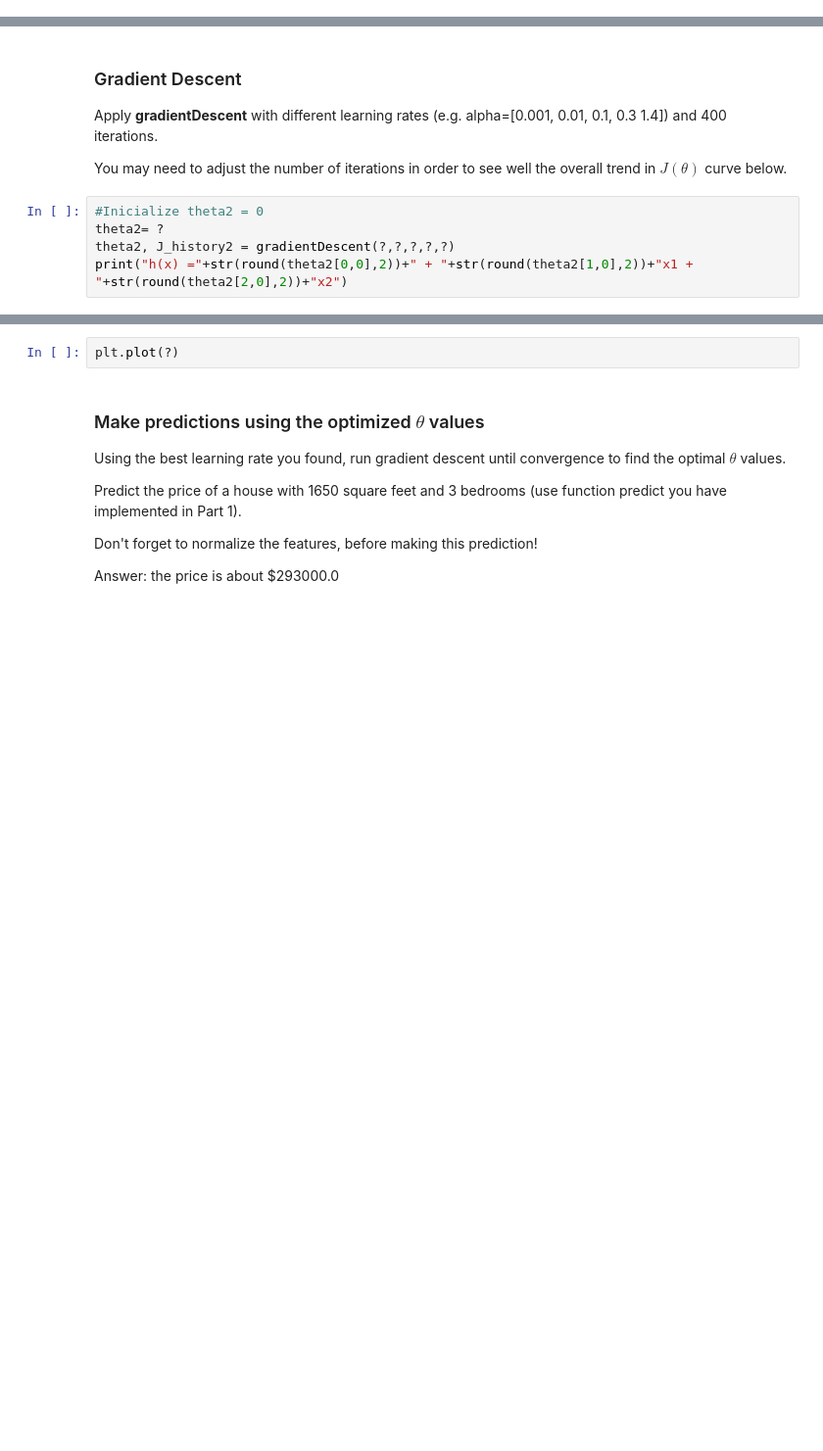
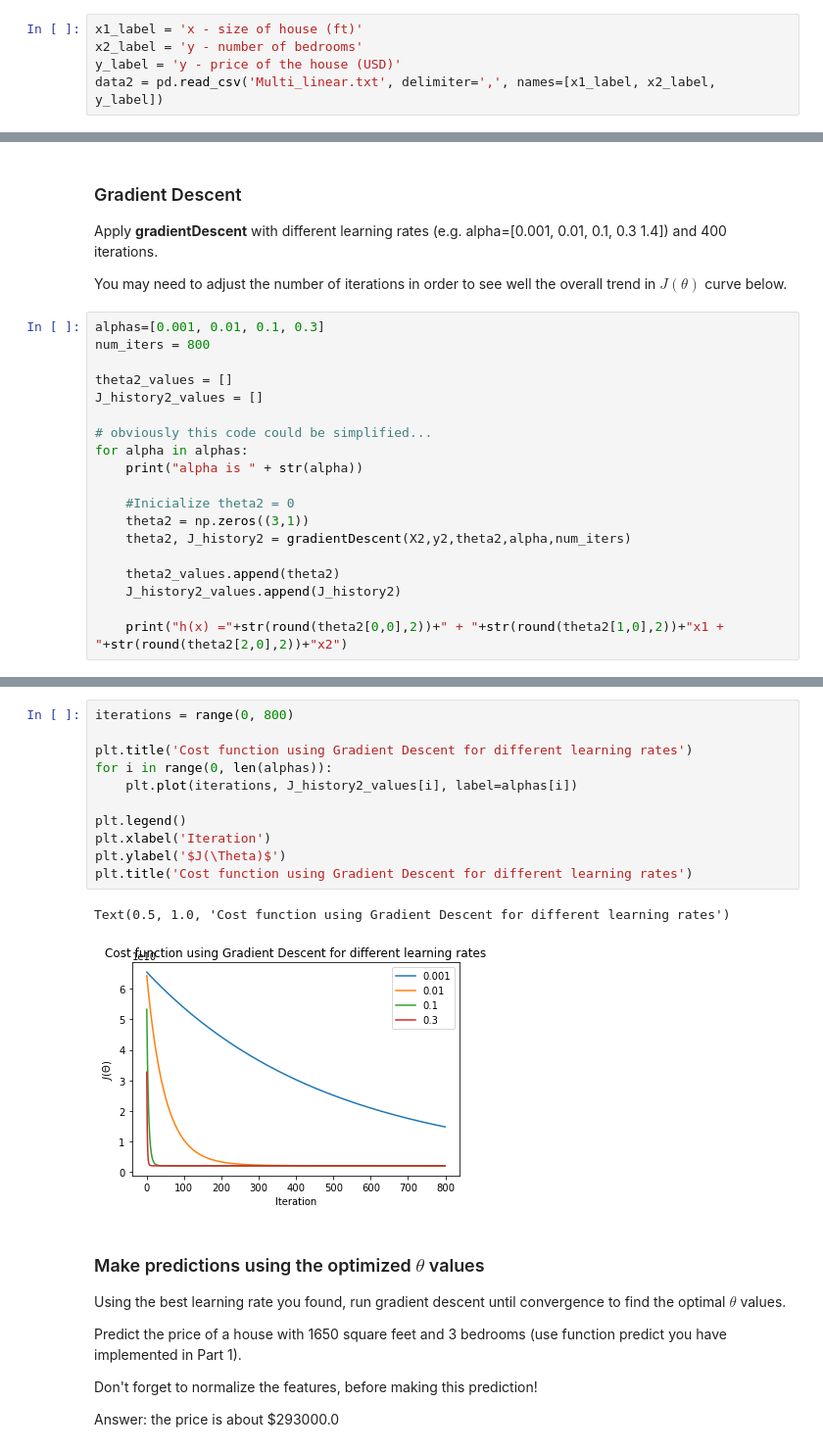
Before and after one commit to pedrovt/aa-labs, a Jupyter notebook: Lab2-LinearRegression/ML_LinReg.ipynb, the cells around one changed output, grey strips where cells are left out. Shown: that part at 98% size. Cells and saved outputs as stored; diff of their text form; blank space fills up the shorter version.

```diff
--- a/Lab2-LinearRegression/ML_LinReg.ipynb
+++ b/Lab2-LinearRegression/ML_LinReg.ipynb
@@ -288,3 +282,8 @@ data2= ?
+# %%
+x1_label = 'x - size of house (ft)'
+x2_label = 'y - number of bedrooms'
+y_label = 'y - price of the house (USD)'
+data2 = pd.read_csv('Multi_linear.txt', delimiter=',', names=[x1_label, x2_label, y_label])
 # %%
 #a few examples from the dataset
 data2.head()
@@ -356,7 +402,21 @@ Apply **gradientDescent** with different learning rates (e.g. alpha=[0.001, 0.01
 
 You may need to adjust the number of iterations in order to see well the overall trend in $J(\theta)$ curve below.
 # %%
-#Inicialize theta2 = 0
-theta2= ?
-theta2, J_history2 = gradientDescent(?,?,?,?,?)
-print("h(x) ="+str(round(theta2[0,0],2))+" + "+str(round(theta2[1,0],2))+"x1 + "+str(round(theta2[2,0],2))+"x2")
+alphas=[0.001, 0.01, 0.1, 0.3]
+num_iters = 800
+
+theta2_values = []
+J_history2_values = []
+
+# obviously this code could be simplified...
+for alpha in alphas:
+    print("alpha is " + str(alpha))
+
+    #Inicialize theta2 = 0
+    theta2 = np.zeros((3,1))
+    theta2, J_history2 = gradientDescent(X2,y2,theta2,alpha,num_iters)
+
+    theta2_values.append(theta2)
+    J_history2_values.append(J_history2)
+
+    print("h(x) ="+str(round(theta2[0,0],2))+" + "+str(round(theta2[1,0],2))+"x1 + "+str(round(theta2[2,0],2))+"x2")
@@ -371,8 +440,20 @@ Get a similar plot as in Fig.4.
 
 <img src="images/f4.png" style="width:350px;height:250px;">
 <caption><center> **Fig. 4** Cost function for different learning rates ** ** </center></caption>
-# %%
-plt.plot(?)
+# %%
+iterations = range(0, 800)
+
+plt.title('Cost function using Gradient Descent for different learning rates')
+for i in range(0, len(alphas)):
+    plt.plot(iterations, J_history2_values[i], label=alphas[i])
+
+plt.legend()
+plt.xlabel('Iteration')
+plt.ylabel('$J(\Theta)$')
+plt.title('Cost function using Gradient Descent for different learning rates')
+# %% [output]
+Text(0.5, 1.0, 'Cost function using Gradient Descent for different learning rates')
+[figure, added]
 # %% [markdown]
 ### Make predictions using the optimized $\theta$ values
 
```
Also changed, not shown: parts of 11 cells of this notebook.
